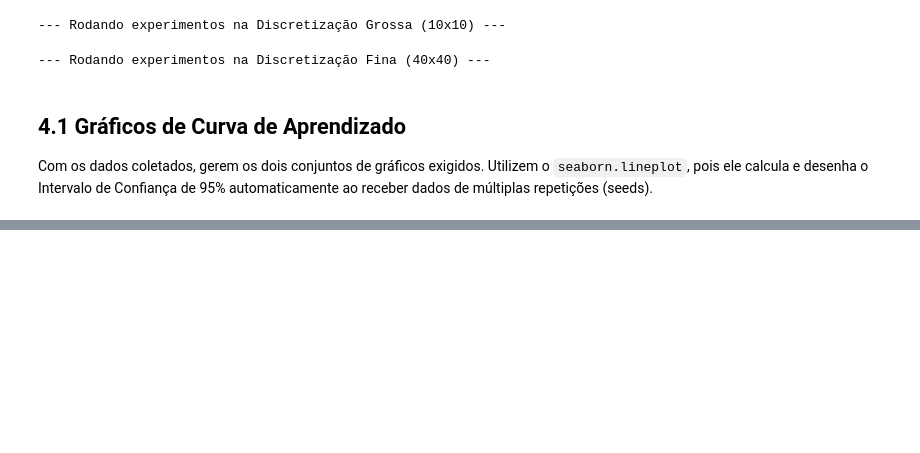
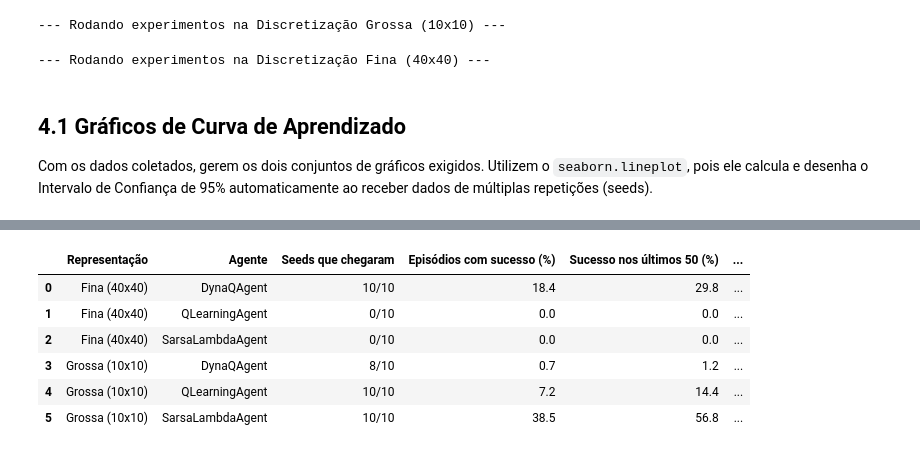
Before and after one commit to fernandomellob/MountainCar, a Jupyter notebook: RL_mountaiCart_project.ipynb, the cells around one changed output, grey strips where cells are left out. Drawn from its saved outputs; the diff is of its cells as text; code cells hidden in the pictures; blank space fills up the shorter version.

```diff
--- a/RL_mountaiCart_project.ipynb
+++ b/RL_mountaiCart_project.ipynb
@@ -110,3 +110,33 @@ display(summary_table)
+# %%
+# ==============================================================================
+# TAXA DE SUCESSO: EPISÓDIOS EM QUE O AGENTE CHEGOU À BANDEIRA (< 200 PASSOS)
+# ==============================================================================
+import pandas as pd
+from IPython.display import display
+
+linhas = []
+for (rep, agente), g in df_all.groupby(["Representation", "Agent"]):
+    chegou = g["Steps"] < 200
+    por_seed = chegou.groupby(g["Seed"]).sum()
+    primeiro = g.loc[chegou].groupby("Seed")["Episode"].min()
+    ultimos = g["Episode"] >= g["Episode"].max() - 49
+    linhas.append({
+        "Representação": rep,
+        "Agente": agente,
+        "Seeds que chegaram": f"{int((por_seed > 0).sum())}/{g['Seed'].nunique()}",
+        "Episódios com sucesso (%)": round(100 * chegou.mean(), 1),
+        "Sucesso nos últimos 50 (%)": round(100 * chegou[ultimos].mean(), 1),
+        "1º sucesso (episódio mín-máx)": f"{primeiro.min()}-{primeiro.max()}" if len(primeiro) else "-",
+    })
+display(pd.DataFrame(linhas))
+# %% [output]
+|  | Representação | Agente | Seeds que chegaram | Episódios com sucesso (%) | Sucesso nos últimos 50 (%) | ... |
+| 0 | Fina (40x40) | DynaQAgent | 10/10 | 18.4 | 29.8 | ... |
+| 1 | Fina (40x40) | QLearningAgent | 0/10 | 0.0 | 0.0 | ... |
+| 2 | Fina (40x40) | SarsaLambdaAgent | 0/10 | 0.0 | 0.0 | ... |
+| 3 | Grossa (10x10) | DynaQAgent | 8/10 | 0.7 | 1.2 | ... |
+| 4 | Grossa (10x10) | QLearningAgent | 10/10 | 7.2 | 14.4 | ... |
+| 5 | Grossa (10x10) | SarsaLambdaAgent | 10/10 | 38.5 | 56.8 | ... |
 # %% [markdown]
 ## 4.2 Análise de Resultados e Aliasing de Estados
 
```
Also changed, not shown: parts of 6 cells of this notebook, 2 other files.
